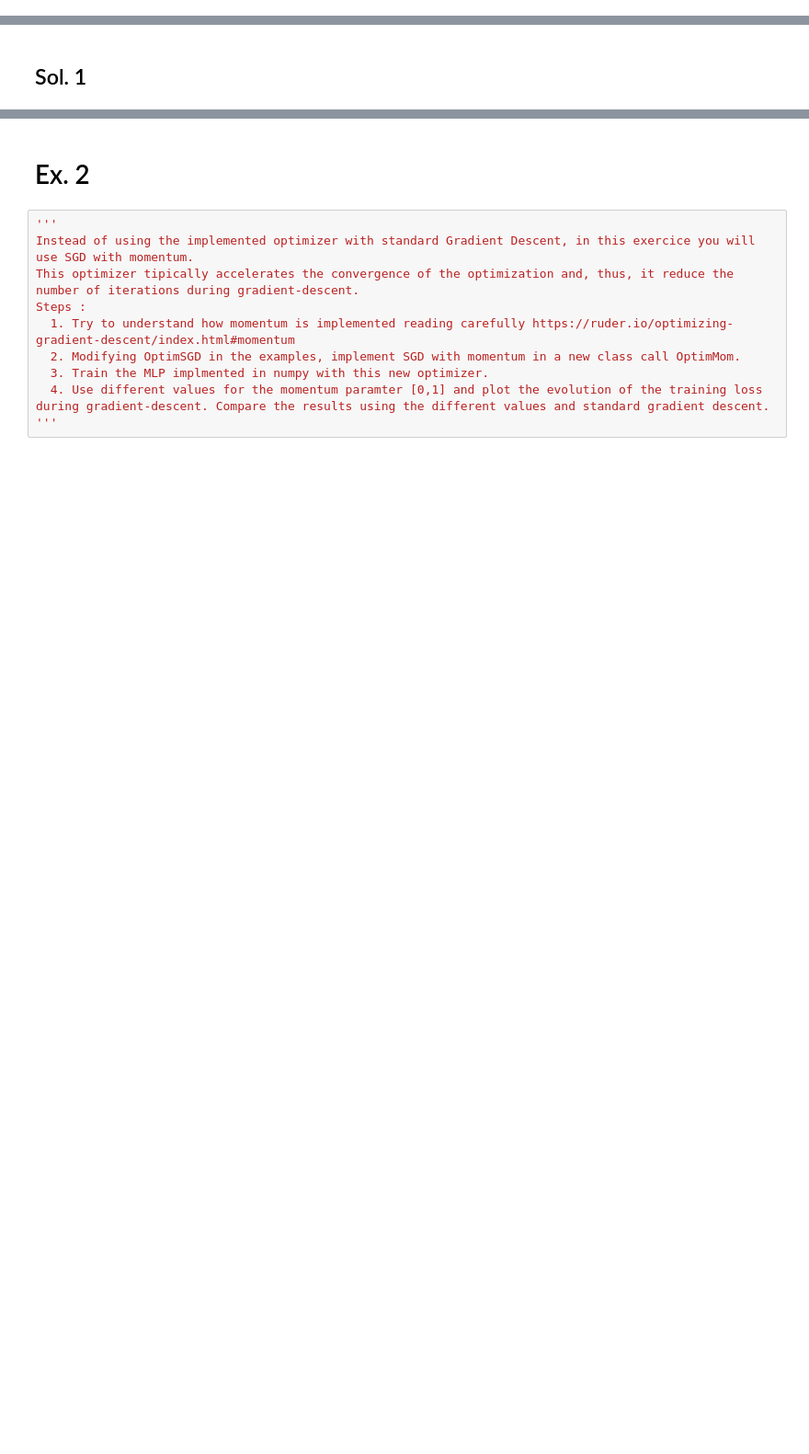
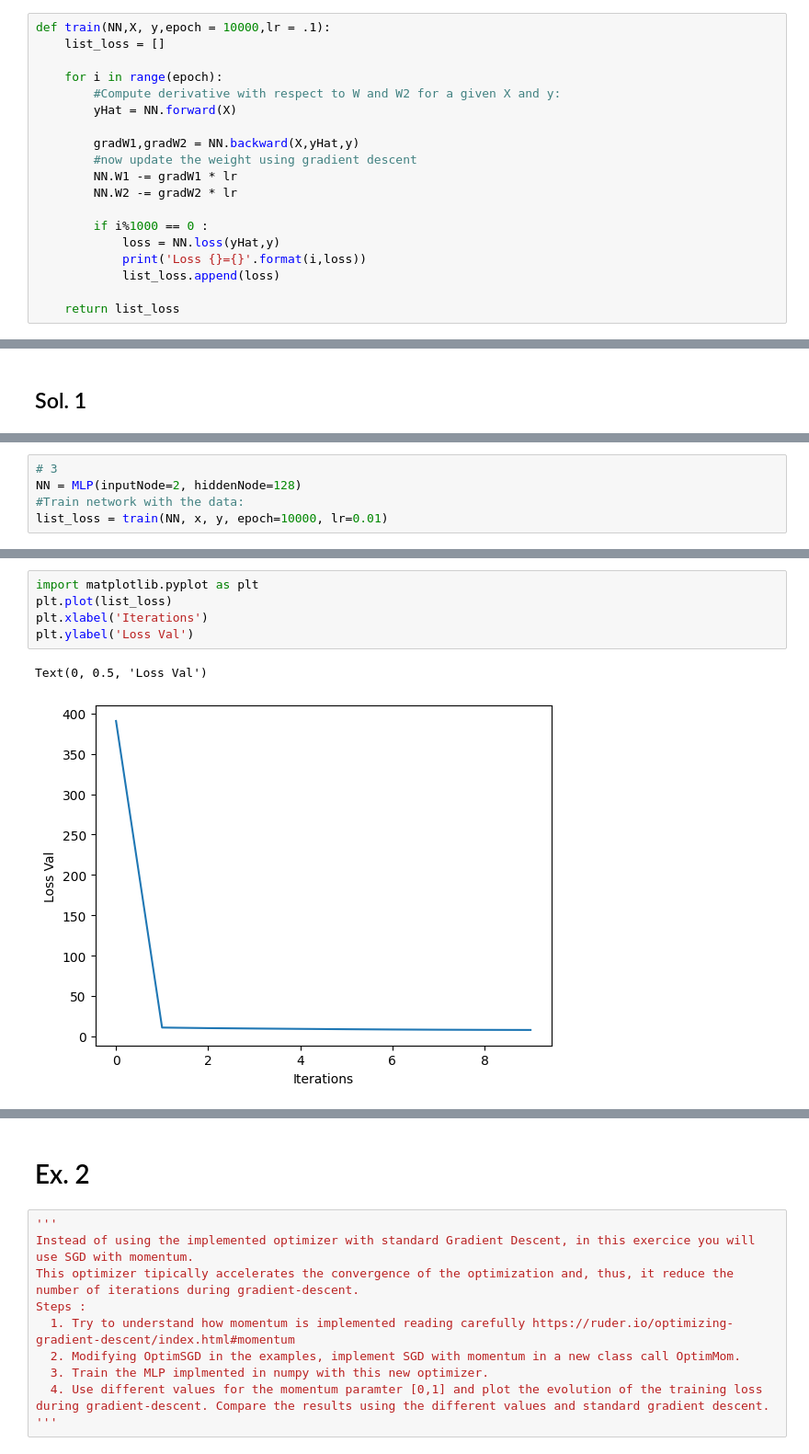
Before and after one commit to albert-santos01/DeepLearning, a Jupyter notebook: P1/P1-Questions.ipynb, the cells around one changed output, grey strips where cells are left out. Shown: that part at 92% size. Drawn from its saved outputs; the diff is of its cells as text; blank space fills up the shorter version.

```diff
--- a/P1/P1-Questions.ipynb
+++ b/P1/P1-Questions.ipynb
@@ -1,3 +52,22 @@
+# %%
+def train(NN,X, y,epoch = 10000,lr = .1):
+    list_loss = []
+
+    for i in range(epoch):
+        #Compute derivative with respect to W and W2 for a given X and y:
+        yHat = NN.forward(X)
+
+        gradW1,gradW2 = NN.backward(X,yHat,y)
+        #now update the weight using gradient descent
+        NN.W1 -= gradW1 * lr
+        NN.W2 -= gradW2 * lr
+
+        if i%1000 == 0 :
+            loss = NN.loss(yHat,y)
+            print('Loss {}={}'.format(i,loss))
+            list_loss.append(loss)
+
+    return list_loss
 # %% [markdown]
 # Ex. 1
 # %%
@@ -14,0 +155,5 @@ Steps :
+# %%
+# 3
+NN = MLP(inputNode=2, hiddenNode=128)
+#Train network with the data:
+list_loss = train(NN, x, y, epoch=10000, lr=0.01)
@@ -14,0 +171,8 @@ Steps :
+# %%
+import matplotlib.pyplot as plt
+plt.plot(list_loss)
+plt.xlabel('Iterations')
+plt.ylabel('Loss Val')
+# %% [output]
+Text(0, 0.5, 'Loss Val')
+[figure, added]
```
Also changed, not shown: parts of 22 cells of this notebook.
